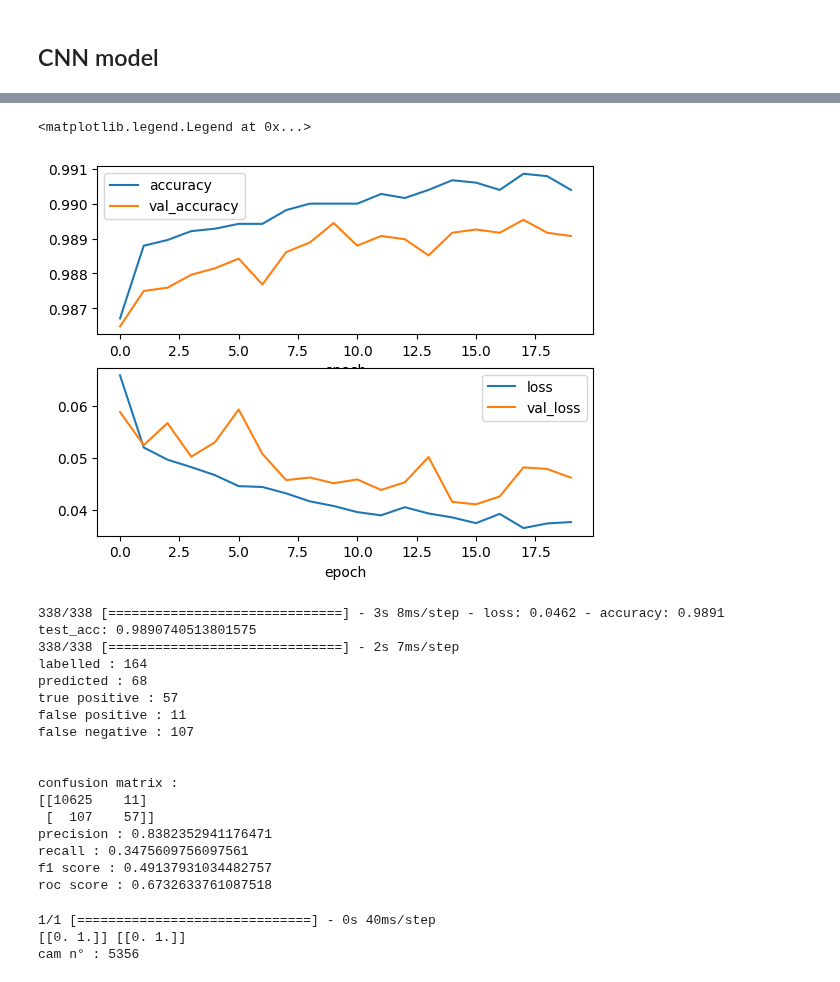
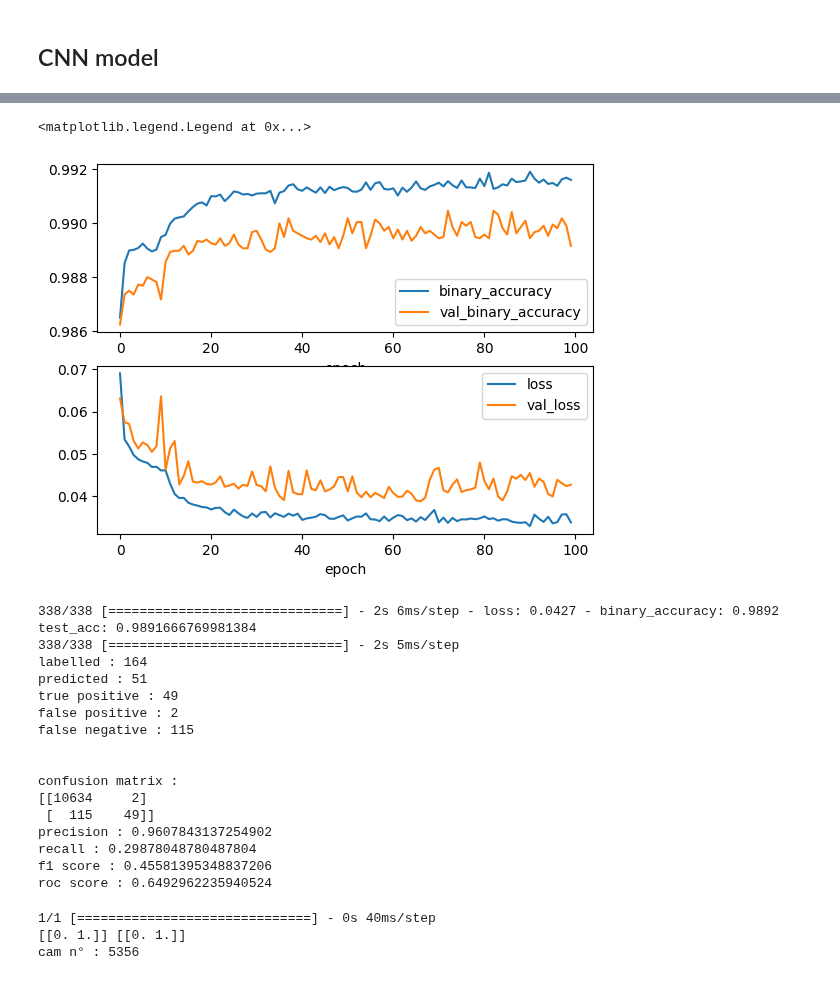
Before and after one commit to chiappo98/blinded_cameras, a Jupyter notebook: supervised_cnn.ipynb, the cells around one changed output, grey strips where cells are left out. Cells and saved outputs as stored; diff of their text form; code cells hidden in the pictures.

Commit message:
add batch_size

```diff
--- a/supervised_cnn.ipynb
+++ b/supervised_cnn.ipynb
@@ -159,6 +159,6 @@ model.compile(optimizer='Nadam', loss=BinaryCrossentropy(from_logits=True), metr
 #model.summary()
 
 #train the model
-history_callback = model.fit(train_data, train_label_ohe, validation_data=(test_data, test_label_ohe), epochs=100) #_ohe
+history_callback = model.fit(train_data, train_label_ohe, batch_size=128, validation_data=(test_data, test_label_ohe), epochs=100) #_ohe
 #pd.DataFrame(history_callback.history).plot(logy=True)
 # %% [output]
@@ -182,17 +193,17 @@ Epoch 20/20
 # %%
 fig, ax = plt.subplots(2,1)
-ax[0].plot(history_callback.history['accuracy'], label='accuracy')
-ax[0].plot(history_callback.history['val_accuracy'], label='val_accuracy')
+ax[0].plot(history_callback.history['binary_accuracy'], label='binary_accuracy')
+ax[0].plot(history_callback.history['val_binary_accuracy'], label='val_binary_accuracy')
 ax[0].set_xlabel('epoch')
 ax[0].legend()
 
 ax[1].plot(history_callback.history['loss'], label='loss')
 ax[1].plot(history_callback.history['val_loss'], label='val_loss')
 ax[1].set_xlabel('epoch')
 ax[1].legend()
 # %% [output]
 <matplotlib.legend.Legend at 0x...>
-[figure, old version]
+[figure, new version]
 # %%
 test_loss, test_acc = model.evaluate(test_data, test_label_ohe) #ohe?
 print('test_acc:', test_acc)
@@ -250,23 +261,23 @@ if write_pdf :
         plt.close()
     pdf.close()
 # %% [output]
-338/338 [==============================] - 3s 8ms/step - loss: 0.0462 - accuracy: 0.9891
-test_acc: 0.9890740513801575
-338/338 [==============================] - 2s 7ms/step
+338/338 [==============================] - 2s 6ms/step - loss: 0.0427 - binary_accuracy: 0.9892
+test_acc: 0.9891666769981384
+338/338 [==============================] - 2s 5ms/step
 labelled : 164
-predicted : 68
-true positive : 57
-false positive : 11
-false negative : 107
+predicted : 51
+true positive : 49
+false positive : 2
+false negative : 115
 
 
 confusion matrix :
-[[10625    11]
- [  107    57]]
-precision : 0.8382352941176471
-recall : 0.3475609756097561
-f1 score : 0.49137931034482757
-roc score : 0.6732633761087518
+[[10634     2]
+ [  115    49]]
+precision : 0.9607843137254902
+recall : 0.29878048780487804
+f1 score : 0.45581395348837206
+roc score : 0.6492962235940524
 # %%
 save_model = False
 if save_model:
```
Also changed, not shown: parts of 4 cells of this notebook.
